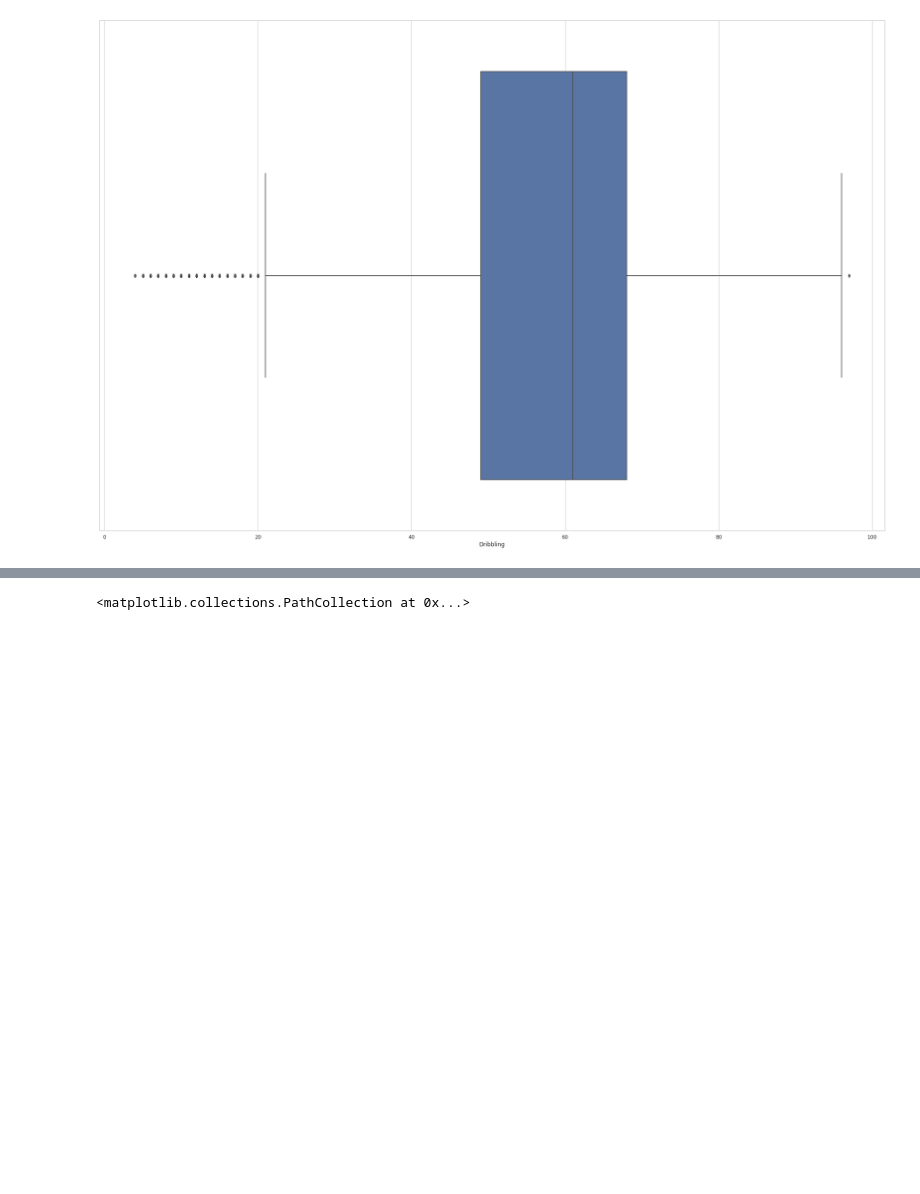
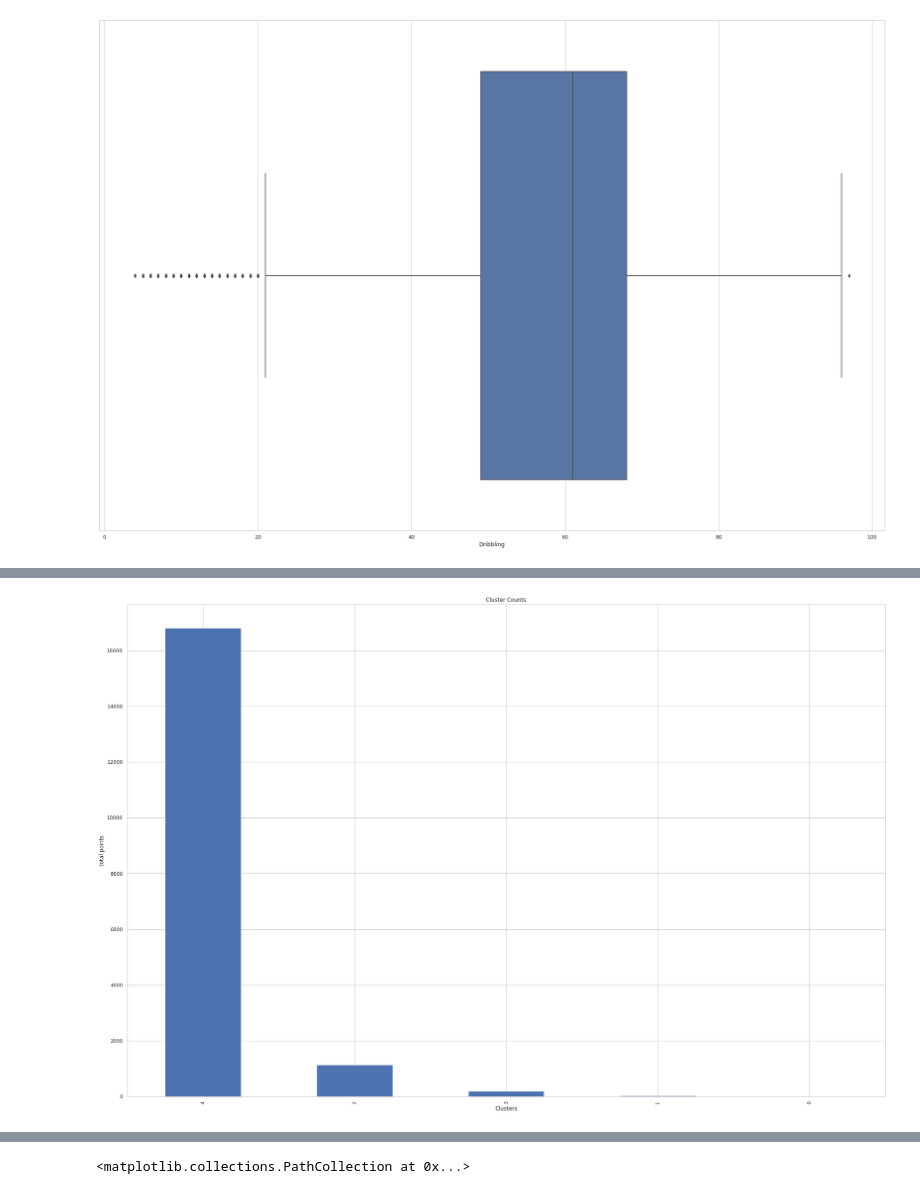
Before and after one commit to bachinaram/DataAnalytics1, a Jupyter notebook: DA1_assignment1.ipynb, the cells around one changed output, grey strips where cells are left out. Saved outputs shown, nothing was run; the diff lists cells and outputs as text; code cells hidden in the pictures; blank space fills up the shorter version.

```diff
--- a/DA1_assignment1.ipynb
+++ b/DA1_assignment1.ipynb
@@ -501,0 +545,7 @@ df3 = df3.fillna(0)
+# %%
+##3 cluster have the best silhouette_score when compared with cluster 9,7,5
+
+cluster = AgglomerativeClustering(n_clusters=5, affinity='euclidean', linkage='ward')
+temp = cluster.fit_predict(data_scaled)
+score = silhouette_score(df3,temp)
+y.append(score)
@@ -501,0 +582,9 @@ df3 = df3.fillna(0)
+# %%
+#Cluster and its points
+target_counts = pd.Series(temp).value_counts()
+target_counts.plot.bar(edgecolor='white');
+plt.title('Cluster Counts')
+plt.xlabel('Clusters')
+plt.ylabel('total points');
+# %% [output]
+[figure, added]
```
Also changed, not shown: parts of 22 cells of this notebook.
